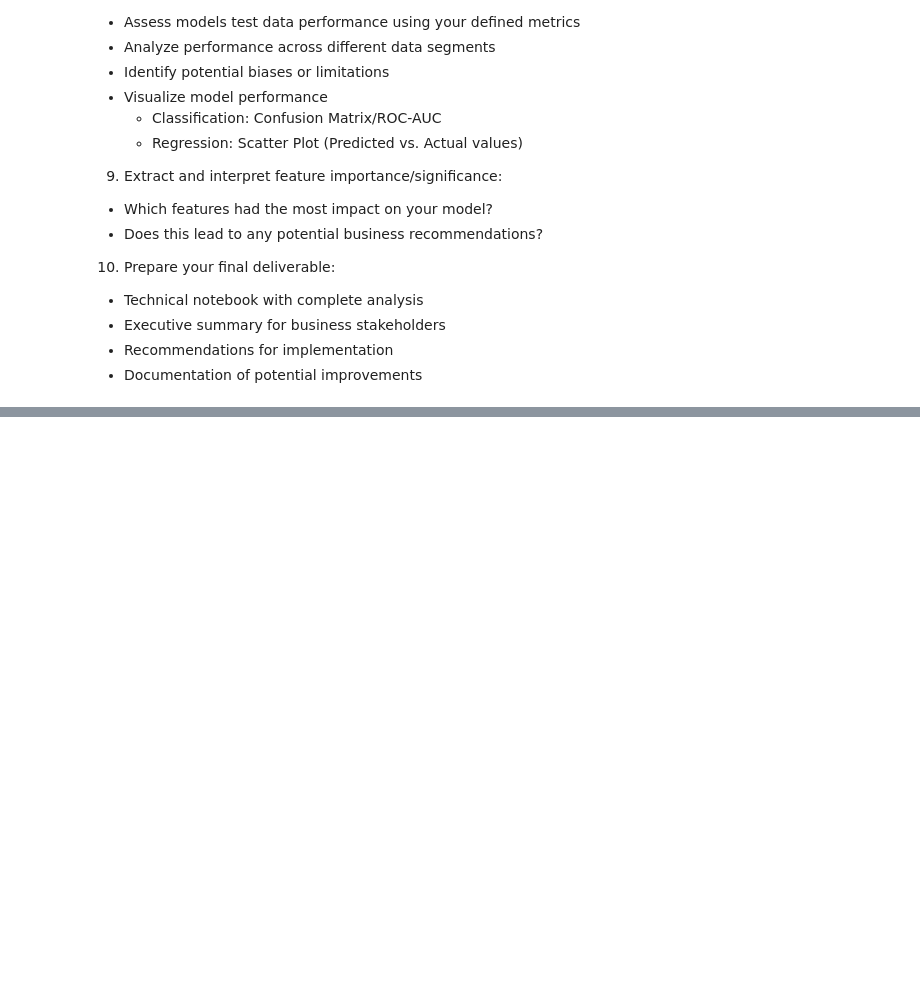
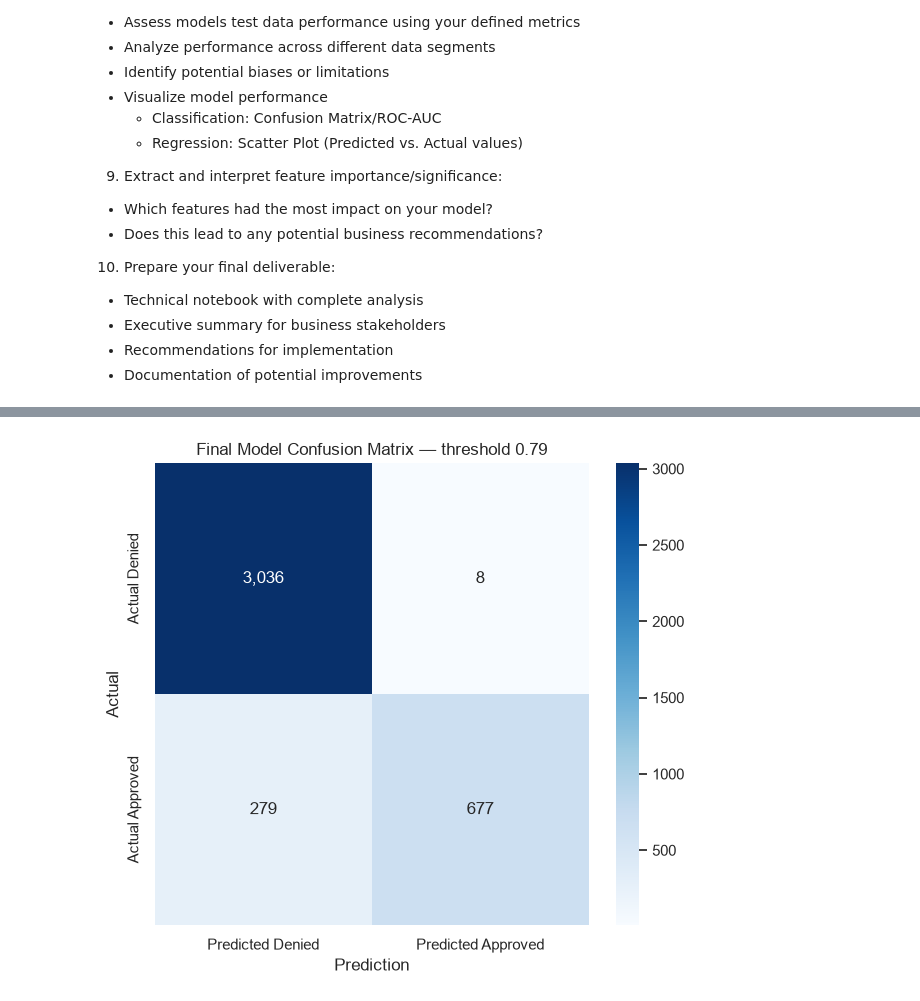
Before and after one commit to donjuel003/Loan-Approval-Model, a Jupyter notebook: financial_loan_risk.ipynb, the cells around one changed output, grey strips where cells are left out. Drawn from its saved outputs; the diff is of its cells as text; code cells hidden in the pictures; blank space fills up the shorter version.

Commit message:
Best model has been selected and evaluation has been done

```diff
--- a/financial_loan_risk.ipynb
+++ b/financial_loan_risk.ipynb
@@ -1007,0 +1083,19 @@ plt.show()
+# %%
+# Confusion matrix
+cm = confusion_matrix(y_test, test_pred, labels=[0, 1])
+
+plt.figure(figsize=(7, 6))
+sns.heatmap(
+    cm,
+    annot=True,
+    fmt=",",
+    cmap="Blues",
+    xticklabels=["Predicted Denied", "Predicted Approved"],
+    yticklabels=["Actual Denied", "Actual Approved"]
+)
+plt.title(f"Final Model Confusion Matrix — threshold {best_threshold:.2f}")
+plt.xlabel("Prediction")
+plt.ylabel("Actual")
+plt.show()
+# %% [output]
+[figure, added]
```
Also changed, not shown: parts of 10 cells of this notebook.
